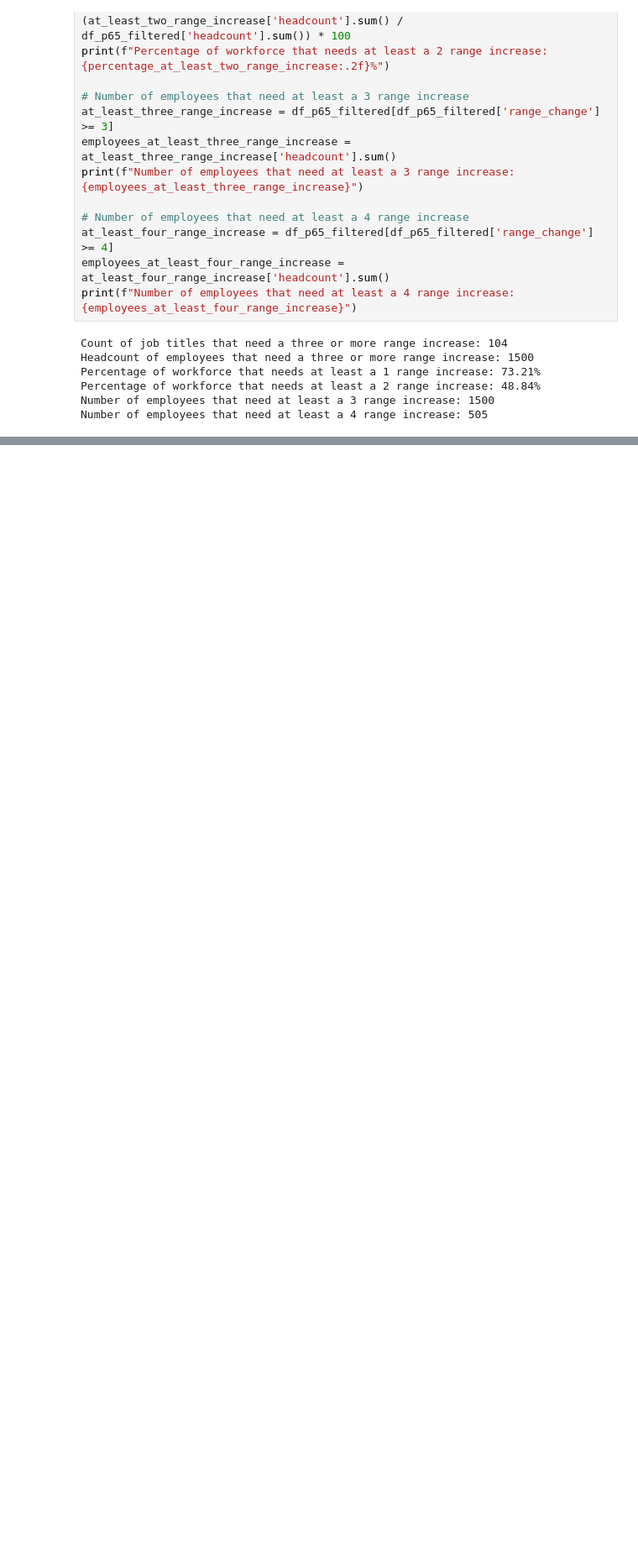
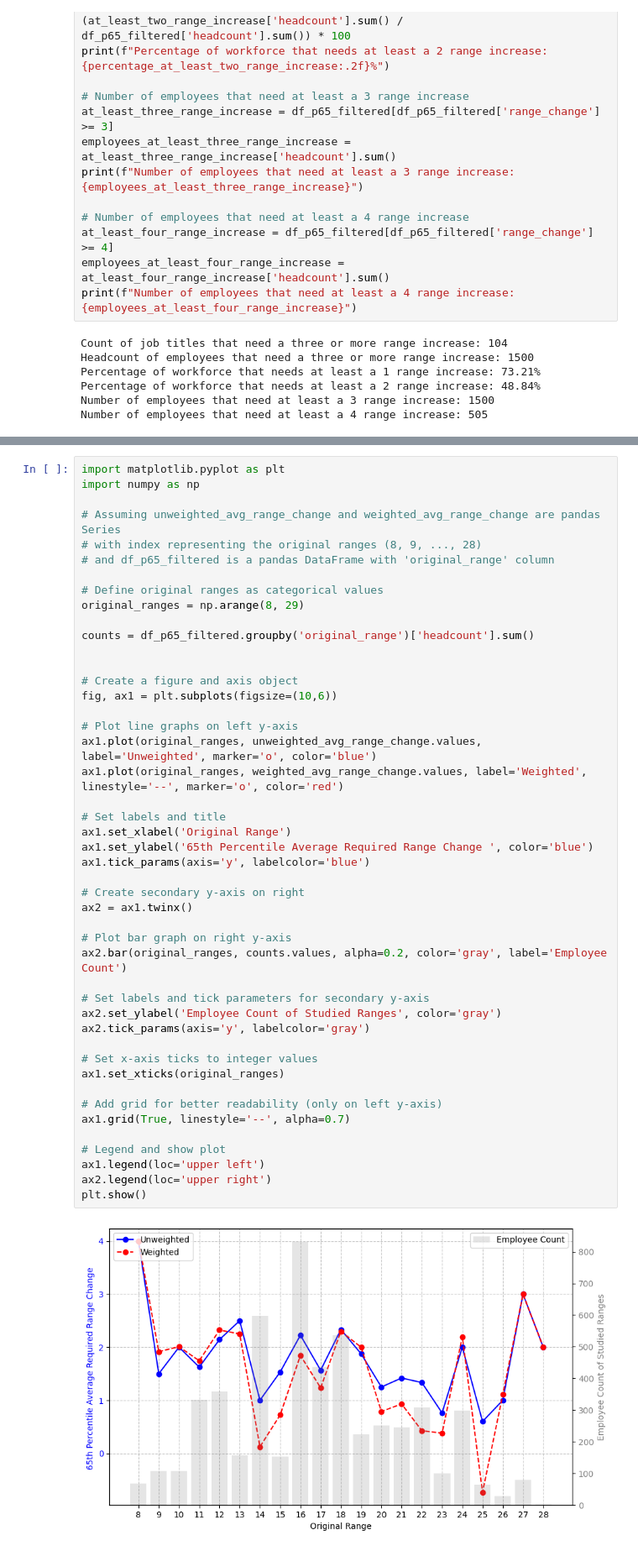
Before and after one commit to daveskoster/AK_Salary_Study, a Jupyter notebook: exploratory_analysis.ipynb, the cells around one changed output, grey strips where cells are left out. Shown at 84% size. Saved outputs shown, nothing was run; the diff lists cells and outputs as text; blank space fills up the shorter version.

```diff
--- a/exploratory_analysis.ipynb
+++ b/exploratory_analysis.ipynb
@@ -150,0 +193,48 @@ Number of employees that need at least a 4 range increase: 505
+# %%
+import matplotlib.pyplot as plt
+import numpy as np
+
+# Assuming unweighted_avg_range_change and weighted_avg_range_change are pandas Series
+# with index representing the original ranges (8, 9, ..., 28)
+# and df_p65_filtered is a pandas DataFrame with 'original_range' column
+
+# Define original ranges as categorical values
+original_ranges = np.arange(8, 29)
+
+counts = df_p65_filtered.groupby('original_range')['headcount'].sum()
+
+
+# Create a figure and axis object
+fig, ax1 = plt.subplots(figsize=(10,6))
+
+# Plot line graphs on left y-axis
+ax1.plot(original_ranges, unweighted_avg_range_change.values, label='Unweighted', marker='o', color='blue')
+ax1.plot(original_ranges, weighted_avg_range_change.values, label='Weighted', linestyle='--', marker='o', color='red')
+
+# Set labels and title
+ax1.set_xlabel('Original Range')
+ax1.set_ylabel('65th Percentile Average Required Range Change ', color='blue')
+ax1.tick_params(axis='y', labelcolor='blue')
+
+# Create secondary y-axis on right
+ax2 = ax1.twinx()
+
+# Plot bar graph on right y-axis
+ax2.bar(original_ranges, counts.values, alpha=0.2, color='gray', label='Employee Count')
+
+# Set labels and tick parameters for secondary y-axis
+ax2.set_ylabel('Employee Count of Studied Ranges', color='gray')
+ax2.tick_params(axis='y', labelcolor='gray')
+
+# Set x-axis ticks to integer values
+ax1.set_xticks(original_ranges)
+
+# Add grid for better readability (only on left y-axis)
+ax1.grid(True, linestyle='--', alpha=0.7)
+
+# Legend and show plot
+ax1.legend(loc='upper left')
+ax2.legend(loc='upper right')
+plt.show()
+# %% [output]
+[figure, added]
```
Also changed, not shown: parts of 5 cells of this notebook.
